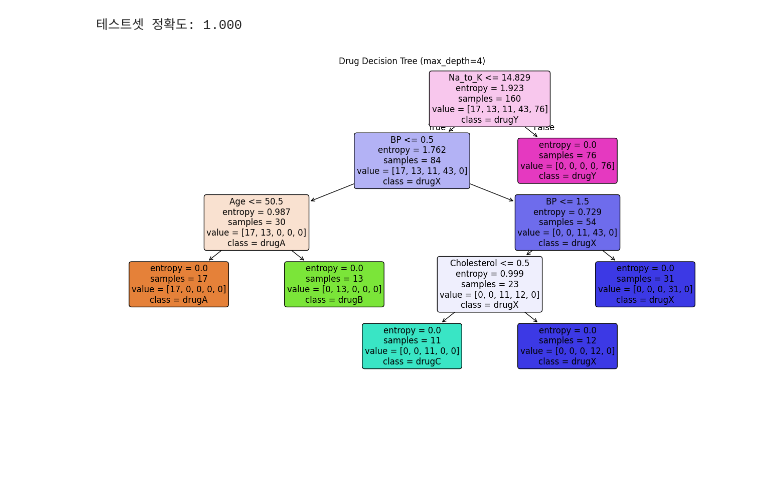
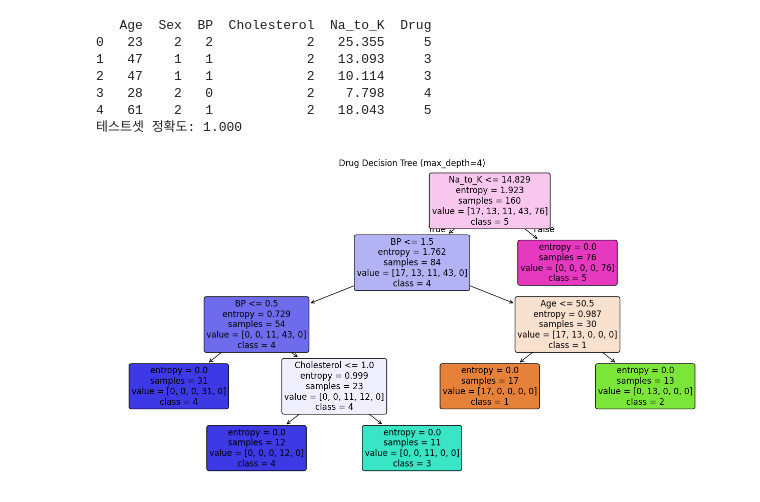
Before and after one commit to KCY132/HW, a Jupyter notebook: 0530_Quiz.ipynb, the cells around one changed output. Drawn from its saved outputs; the diff is of its cells as text; code cells hidden in the pictures; blank space fills up the shorter version.

```diff
--- a/0530_Quiz.ipynb
+++ b/0530_Quiz.ipynb
@@ -2,7 +2,6 @@
 <a href="https://colab.research.google.com/github/KCY132/HW/blob/main/0530_Quiz.ipynb" target="_parent"><img src="https://colab.research.google.com/assets/colab-badge.svg" alt="Open In Colab"/></a>
 # %%
 import pandas as pd
-from sklearn.preprocessing import LabelEncoder
 from sklearn.model_selection import train_test_split
 from sklearn.tree import DecisionTreeClassifier, plot_tree
 from sklearn.metrics import accuracy_score
@@ -11,45 +10,48 @@ import matplotlib.pyplot as plt
 # 1. 데이터 로드
 df = pd.read_csv('/content/drug200.csv')
 
-# 2. 문자형 변수 라벨 인코딩
-le_sex = LabelEncoder()
-le_bp = LabelEncoder()
-le_chol = LabelEncoder()
-le_drug = LabelEncoder()
+# 2. 직접 매핑 방식으로 문자형 변수 숫자로 변환
+df['Sex'] = df['Sex'].replace({'F': 2, 'M': 1})
+df['BP'] = df['BP'].replace({'HIGH': 2, 'LOW': 1, 'NORMAL': 0})
+df['Cholesterol'] = df['Cholesterol'].replace({'HIGH': 2, 'LOW': 1, 'NORMAL': 0})
+df['Drug'] = df['Drug'].replace({'drugA': 1, 'drugB': 2, 'drugC': 3, 'drugX': 4, 'drugY': 5})
 
-df['Sex'] = le_sex.fit_transform(df['Sex'])
-df['BP'] = le_bp.fit_transform(df['BP'])
-df['Cholesterol'] = le_chol.fit_transform(df['Cholesterol'])
-df['Drug'] = le_drug.fit_transform(df['Drug'])
+print(df.head())  # 변환 결과 확인
 
 # 3. 특성/타겟 분리
 X = df.drop('Drug', axis=1)
 y = df['Drug']
 
 # 4. 학습/테스트 분할
 X_train, X_test, y_train, y_test = train_test_split(X, y, test_size=0.2, random_state=42)
 
-# 5. 의사결정트리 학습
+# 5. 결정트리 모델 생성 및 학습
 clf = DecisionTreeClassifier(criterion='entropy', max_depth=4, random_state=0)
 clf.fit(X_train, y_train)
 
 # 6. 예측 및 평가
 y_pred = clf.predict(X_test)
 acc = accuracy_score(y_test, y_pred)
 print(f'테스트셋 정확도: {acc:.3f}')
 
 # 7. 트리 시각화
 plt.figure(figsize=(16,8))
 plot_tree(
     clf,
     feature_names=X.columns,
-    class_names=le_drug.classes_,
+    class_names=[str(i) for i in sorted(y.unique())],
     filled=True,
     rounded=True,
     fontsize=12
 )
 plt.title("Drug Decision Tree (max_depth=4)")
 plt.show()
 # %% [output]
+   Age  Sex  BP  Cholesterol  Na_to_K  Drug
+0   23    2   2            2   25.355     5
+1   47    1   1            2   13.093     3
+2   47    1   1            2   10.114     3
+3   28    2   0            2    7.798     4
+4   61    2   1            2   18.043     5
 테스트셋 정확도: 1.000
-[figure, old version]
+[figure, new version]
```
